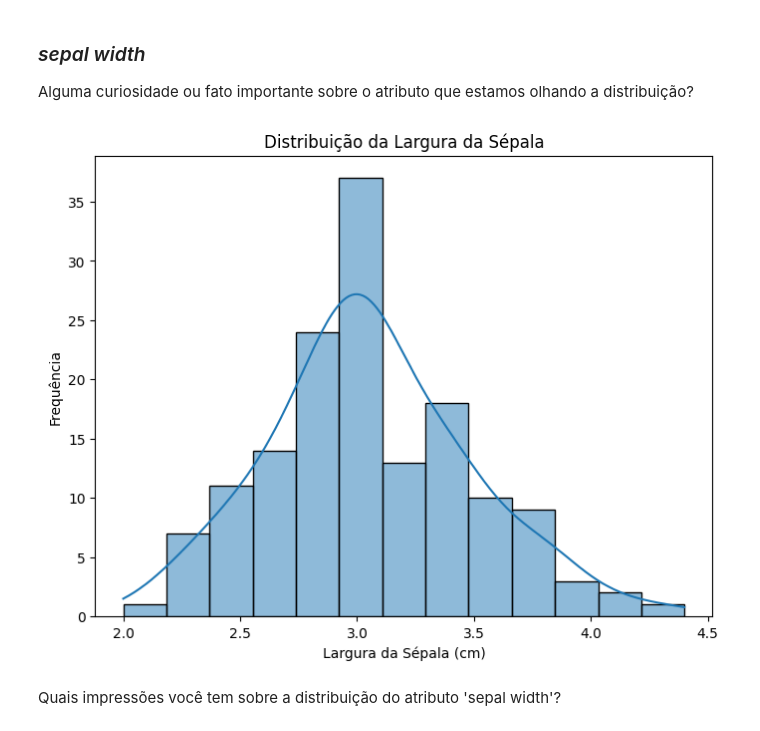
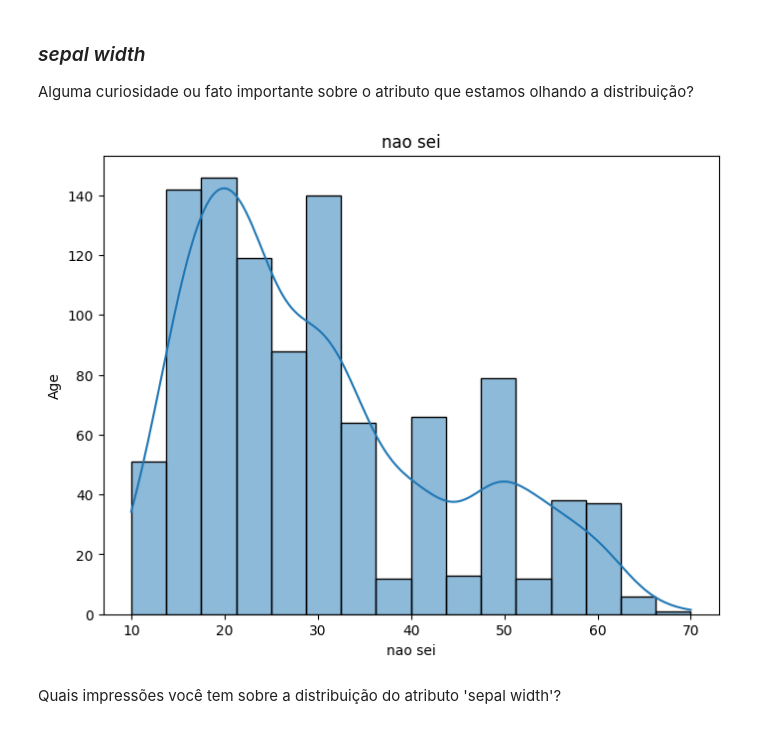
Before and after one commit to AlineFiori/MVP, a Jupyter notebook: Template_Análise_de_Dados_Pregnancy.ipynb, the cells around one changed output. Cells and saved outputs as stored; diff of their text form; code cells hidden in the pictures.

```diff
--- a/Template_Análise_de_Dados_Pregnancy.ipynb
+++ b/Template_Análise_de_Dados_Pregnancy.ipynb
@@ -75,3 +76,19 @@ Base.head()
 # Análise de Dados
 
 Nesta etapa de Análise de Dados Exploratória, visamos entender a distribuição, as relações e as características das variáveis, o que é crucial para as etapas subsequentes de pré-processamento e modelagem.
+# %%
+# Renomear colunas para facilitar o uso
+colunas_para_renomear = {
+    'Age': 'Idade',
+    'SystolicBP': 'Pressao_Sistolica',
+    'DiastolicBP': 'Pressao_Diastolica',
+    'BS': 'Nivel_Glicose',
+    'BodyTemp': 'Temperatura_Corporal',
+    'HeartRate': 'Frequencia_Cardiaca',
+    'RiskLevel': 'Nivel_Risco'}
+
+
+Base = Base.rename(columns=colunas_para_renomear)
+
+print("\nBase com colunas renomeadas:")
+print(Base.head()) # E aqui você usa .head() no DataFrame após a renomeação
@@ -239,15 +311,0 @@ Name: count, dtype: int64
-# %%
-# --- Corrigindo a Criação da Coluna 'Status_IdadeGestacional' ---
-# Se 'Age' for < 18 OU 'Age' for > 34, 'Status_IdadeGestacional' será 'Risco'.
-# Caso contrário, será 'Estável'.
-Base['Status_IdadeGestacional'] = np.where(
-    (Base['Age'] < 18) | (Base['Age'] > 34), # Use parênteses para agrupar as condições e '|' para 'OU'
-    'Risco',                                 # Valor se a condição combinada for Verdadeira
-    'Estável'                                # Valor se a condição combinada for Falsa
-)
-
-print("\nDataFrame com a nova coluna 'Status_IdadeGestacional':")
-print(Base.head(7)) # Mostra mais linhas para ver os diferentes status
-
-print("\nContagem de valores em 'Status_IdadeGestacional':")
-print(Base['Status_IdadeGestacional'].value_counts())
@@ -353,13 +479,13 @@ Alguma curiosidade ou fato importante sobre o atributo que estamos olhando a dis
 # %%
 plt.figure(figsize=(8, 6))
 # Histograma do comprimento da sépala (um dos atributos)
-sns.histplot(df['sepal width (cm)'], kde=True)
-plt.title('Distribuição da Largura da Sépala')
-plt.xlabel('Largura da Sépala (cm)')
-plt.ylabel('Frequência')
+sns.histplot(Base['Age'], kde=True)
+plt.title('nao sei')
+plt.xlabel('nao sei')
+plt.ylabel('Age')
 plt.show()
 # %% [output]
-[figure, old version]
+[figure, new version]
 # %% [markdown]
 Quais impressões você tem sobre a distribuição do atributo 'sepal width'?
 # %% [markdown]
```
Also changed, not shown: parts of 26 cells of this notebook.
